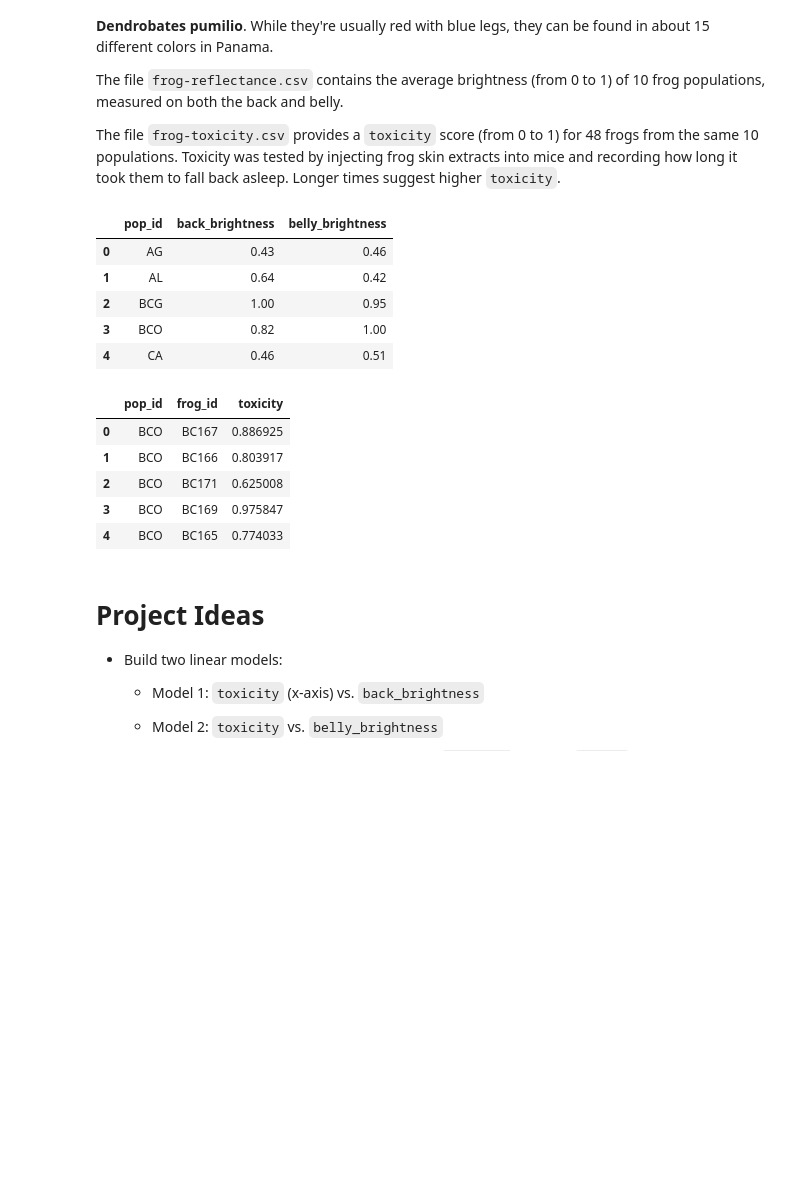
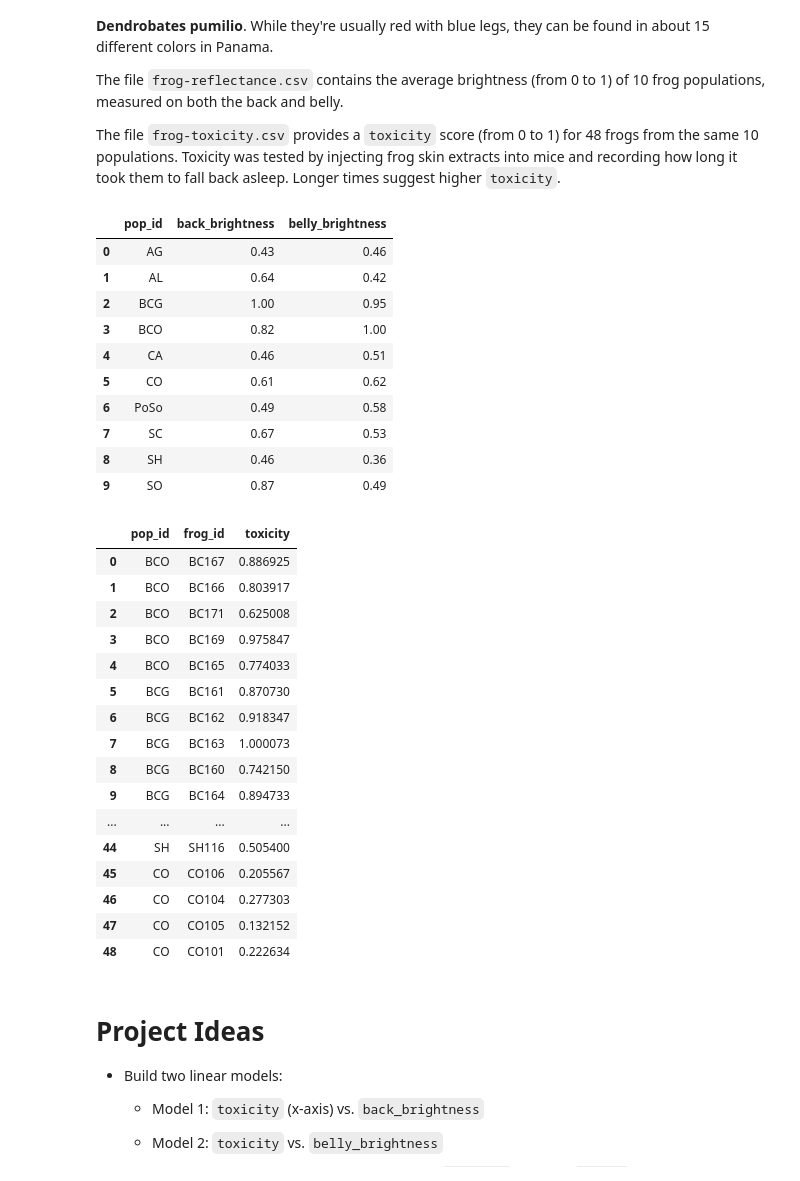
Before and after one commit to ojeduard/Data-Science-Essentials, a Jupyter notebook: Data_Modeling/Ended_Projects/poison-dart-frogs-project/poison-dart-frogs.ipynb, the cells around one changed output. Cells and saved outputs as stored; diff of their text form; code cells hidden in the pictures; blank space fills up the shorter version.

```diff
--- a/Data_Modeling/Ended_Projects/poison-dart-frogs-project/poison-dart-frogs.ipynb
+++ b/Data_Modeling/Ended_Projects/poison-dart-frogs-project/poison-dart-frogs.ipynb
@@ -23,7 +23,7 @@ import matplotlib.pyplot as plt
 from linear_model import LinearModel
 
 df = pd.read_csv('frog-reflectance.csv')
-df.head()
+df
 # %% [output]
 |  | pop_id | back_brightness | belly_brightness |
 | 0 | AG | 0.43 | 0.46 |
@@ -31,16 +31,32 @@ df.head()
 | 2 | BCG | 1.00 | 0.95 |
 | 3 | BCO | 0.82 | 1.00 |
 | 4 | CA | 0.46 | 0.51 |
+| 5 | CO | 0.61 | 0.62 |
+| 6 | PoSo | 0.49 | 0.58 |
+| 7 | SC | 0.67 | 0.53 |
+| 8 | SH | 0.46 | 0.36 |
+| 9 | SO | 0.87 | 0.49 |
 # %%
 tox = pd.read_csv('frog-toxicity.csv')
-tox.head()
+tox
 # %% [output]
 |  | pop_id | frog_id | toxicity |
 | 0 | BCO | BC167 | 0.886925 |
 | 1 | BCO | BC166 | 0.803917 |
 | 2 | BCO | BC171 | 0.625008 |
 | 3 | BCO | BC169 | 0.975847 |
 | 4 | BCO | BC165 | 0.774033 |
+| 5 | BCG | BC161 | 0.870730 |
+| 6 | BCG | BC162 | 0.918347 |
+| 7 | BCG | BC163 | 1.000073 |
+| 8 | BCG | BC160 | 0.742150 |
+| 9 | BCG | BC164 | 0.894733 |
+| ... | ... | ... | ... |
+| 44 | SH | SH116 | 0.505400 |
+| 45 | CO | CO106 | 0.205567 |
+| 46 | CO | CO104 | 0.277303 |
+| 47 | CO | CO105 | 0.132152 |
+| 48 | CO | CO101 | 0.222634 |
 # %% [markdown]
 # Project Ideas
 
```
Also changed, not shown: parts of 2 cells of this notebook.
